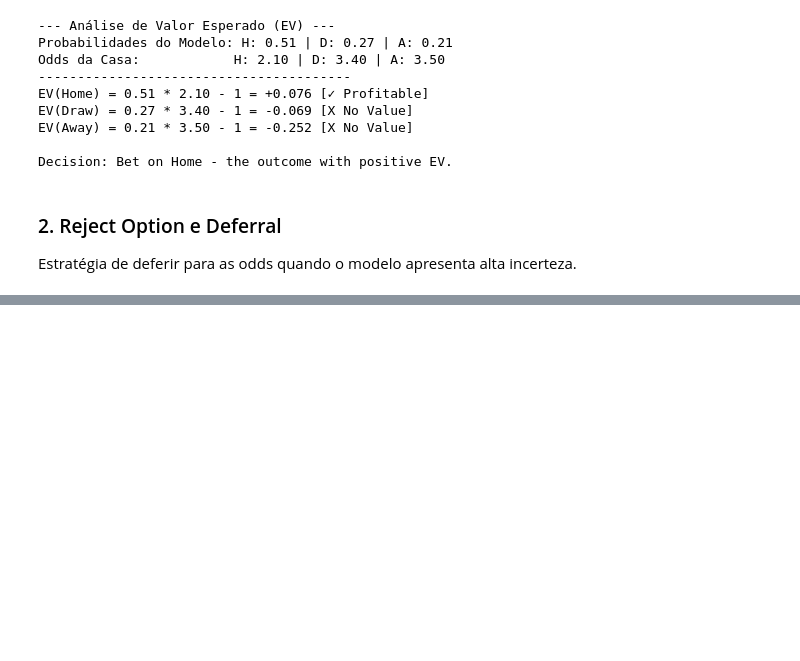
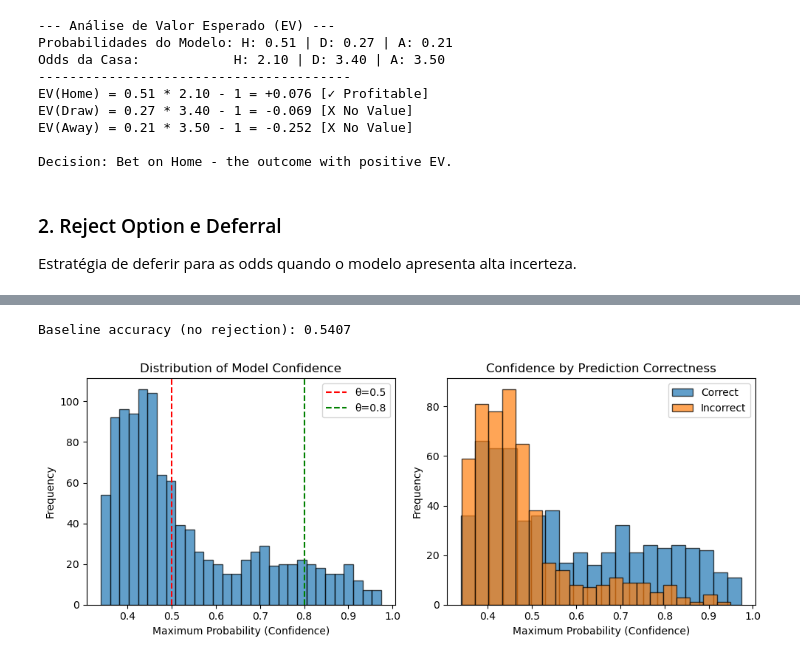
Before and after one commit to franciscamateusPt05/Modelo-Probab-listico-de-Previs-o-de-resultados-de-Futebol-liga-Portuguesa, a Jupyter notebook: projeto.ipynb, the cells around one changed output, grey strips where cells are left out. Drawn from its saved outputs; the diff is of its cells as text; code cells hidden in the pictures; blank space fills up the shorter version.

```diff
--- a/projeto.ipynb
+++ b/projeto.ipynb
@@ -1568,0 +1550,36 @@ Acurácia Final: 0.5273
+# %%
+
+y_pred = best_logreg.predict(X_test_scaled)
+y_proba = best_logreg.predict_proba(X_test_scaled)
+
+baseline_acc = accuracy_score(y_test, y_pred)
+print(f"Baseline accuracy (no rejection): {baseline_acc:.4f}")
+# %% [output]
+Baseline accuracy (no rejection): 0.5407
+# %%
+max_proba = y_proba.max(axis=1)
+
+plt.figure(figsize=(10, 4))
+
+plt.subplot(1, 2, 1)
+plt.hist(max_proba, bins=30, edgecolor='black', alpha=0.7)
+plt.xlabel('Maximum Probability (Confidence)')
+plt.ylabel('Frequency')
+plt.title('Distribution of Model Confidence')
+plt.axvline(x=0.5, color='r', linestyle='--', label='θ=0.5')
+plt.axvline(x=0.8, color='g', linestyle='--', label='θ=0.8')
+plt.legend()
+
+plt.subplot(1, 2, 2)
+correct = (y_pred == y_test)
+plt.hist(max_proba[correct], bins=20, alpha=0.7, label='Correct', edgecolor='black')
+plt.hist(max_proba[~correct], bins=20, alpha=0.7, label='Incorrect', edgecolor='black')
+plt.xlabel('Maximum Probability (Confidence)')
+plt.ylabel('Frequency')
+plt.title('Confidence by Prediction Correctness')
+plt.legend()
+
+plt.tight_layout()
+plt.show()
+# %% [output]
+[figure, added]
```
Also changed, not shown: parts of 10 cells of this notebook, 1 other file.
